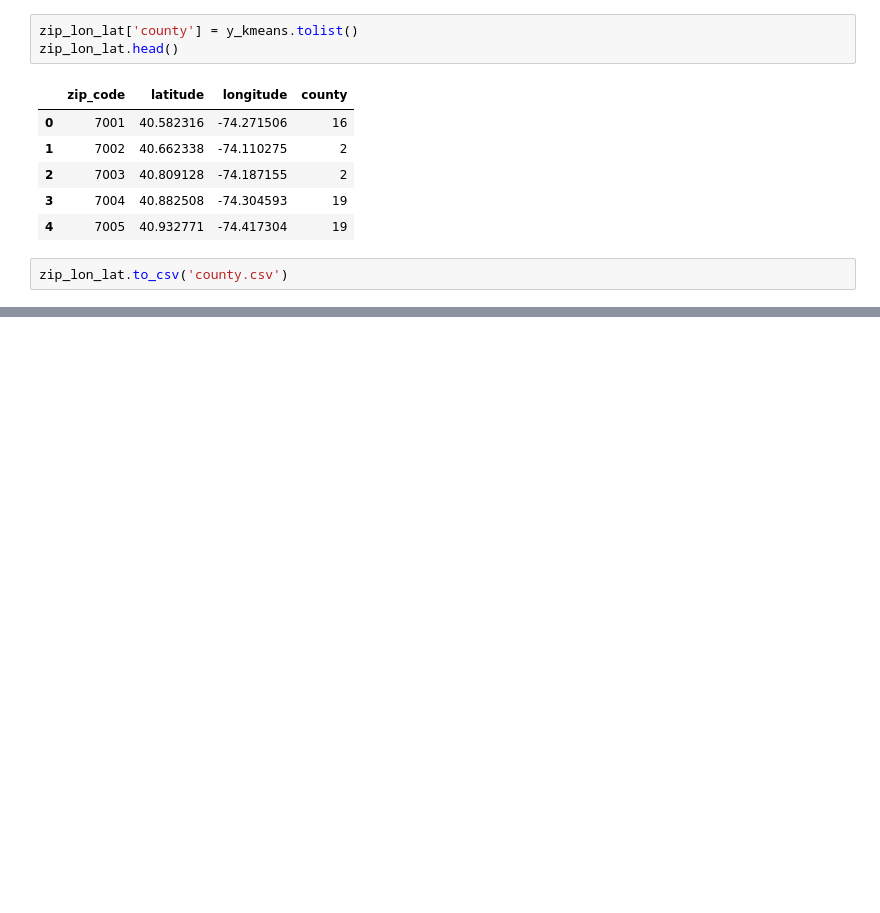
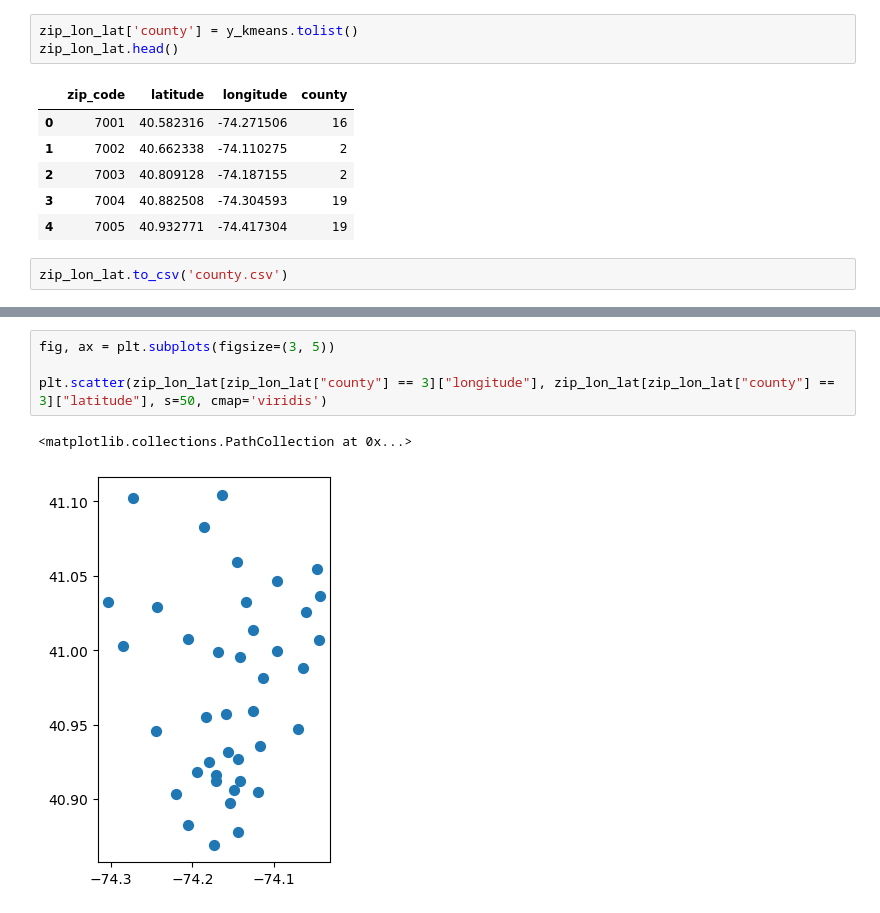
Before and after one commit to jiml-mlai-bootcamp-ucberkeley/Capstone_1, a Jupyter notebook: nj/KMeans Latitude Longitude.ipynb, the cells around one changed output, grey strips where cells are left out. Saved outputs shown, nothing was run; the diff lists cells and outputs as text; blank space fills up the shorter version.

```diff
--- a/nj/KMeans Latitude Longitude.ipynb
+++ b/nj/KMeans Latitude Longitude.ipynb
@@ -46,0 +84,7 @@ zip_lon_lat.to_csv('county.csv')
+# %%
+fig, ax = plt.subplots(figsize=(3, 5))
+
+plt.scatter(zip_lon_lat[zip_lon_lat["county"] == 3]["longitude"], zip_lon_lat[zip_lon_lat["county"] == 3]["latitude"], s=50, cmap='viridis')
+# %% [output]
+<matplotlib.collections.PathCollection at 0x...>
+[figure, added]
```
Also changed, not shown: parts of 3 cells of this notebook, 2 other files.
